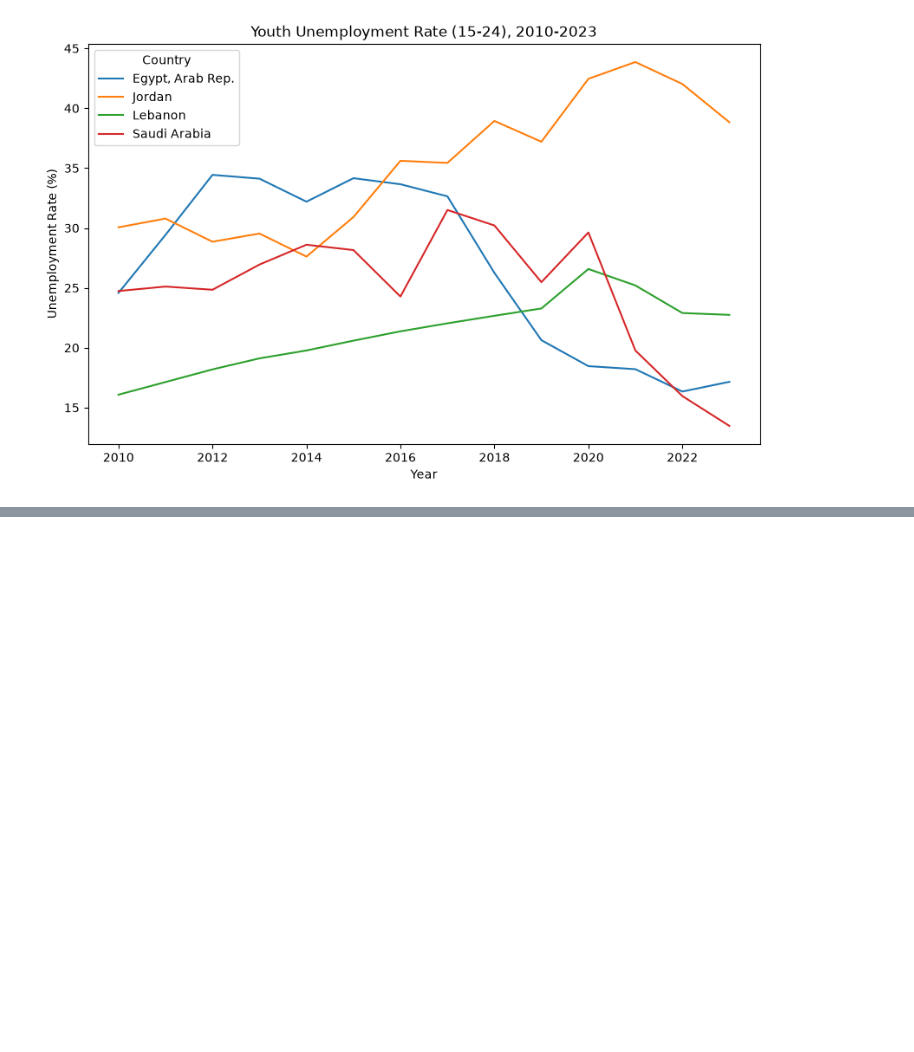
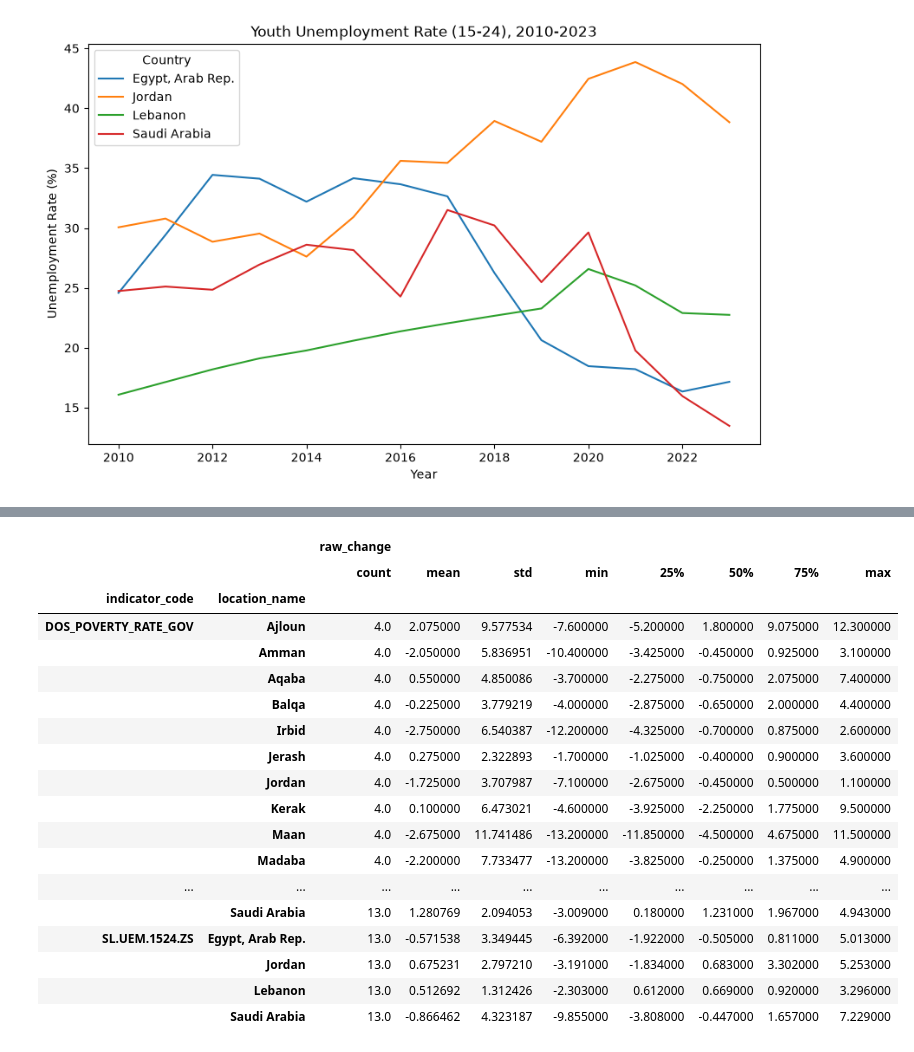
Before and after one commit to alshalabiraghad/jordan-dev-data-explorer, a Jupyter notebook: analysis.ipynb, the cells around one changed output, grey strips where cells are left out. Drawn from its saved outputs; the diff is of its cells as text; code cells hidden in the pictures; blank space fills up the shorter version.

```diff
--- a/analysis.ipynb
+++ b/analysis.ipynb
@@ -107,0 +221,6 @@ Note: you may need to restart the kernel to use updated packages.
+# %%
+df_sorted = df.sort_values(["indicator_code", "location_name", "year"])
+df_sorted["change"] = df_sorted.groupby(["indicator_code", "location_name"])["value"].pct_change()
+df_sorted["raw_change"] = df_sorted.groupby(["indicator_code", "location_name"])["value"].diff()
+
+df_sorted
@@ -107,0 +271,22 @@ Note: you may need to restart the kernel to use updated packages.
+# %%
+df_sorted.groupby(["indicator_code", "location_name"])[["raw_change"]].describe()
+# %% [output]
+|  |  | raw_change |  |  |  |  |  |  |  |
+|  |  | count | mean | std | min | 25% | 50% | 75% | max |
+| indicator_code | location_name |  |  |  |  |  |  |  |  |
+| DOS_POVERTY_RATE_GOV | Ajloun | 4.0 | 2.075000 | 9.577534 | -7.600000 | -5.200000 | 1.800000 | 9.075000 | 12.300000 |
+|  | Amman | 4.0 | -2.050000 | 5.836951 | -10.400000 | -3.425000 | -0.450000 | 0.925000 | 3.100000 |
+|  | Aqaba | 4.0 | 0.550000 | 4.850086 | -3.700000 | -2.275000 | -0.750000 | 2.075000 | 7.400000 |
+|  | Balqa | 4.0 | -0.225000 | 3.779219 | -4.000000 | -2.875000 | -0.650000 | 2.000000 | 4.400000 |
+|  | Irbid | 4.0 | -2.750000 | 6.540387 | -12.200000 | -4.325000 | -0.700000 | 0.875000 | 2.600000 |
+|  | Jerash | 4.0 | 0.275000 | 2.322893 | -1.700000 | -1.025000 | -0.400000 | 0.900000 | 3.600000 |
+|  | Jordan | 4.0 | -1.725000 | 3.707987 | -7.100000 | -2.675000 | -0.450000 | 0.500000 | 1.100000 |
+|  | Kerak | 4.0 | 0.100000 | 6.473021 | -4.600000 | -3.925000 | -2.250000 | 1.775000 | 9.500000 |
+|  | Maan | 4.0 | -2.675000 | 11.741486 | -13.200000 | -11.850000 | -4.500000 | 4.675000 | 11.500000 |
+|  | Madaba | 4.0 | -2.200000 | 7.733477 | -13.200000 | -3.825000 | -0.250000 | 1.375000 | 4.900000 |
+| ... | ... | ... | ... | ... | ... | ... | ... | ... | ... |
+|  | Saudi Arabia | 13.0 | 1.280769 | 2.094053 | -3.009000 | 0.180000 | 1.231000 | 1.967000 | 4.943000 |
+| SL.UEM.1524.ZS | Egypt, Arab Rep. | 13.0 | -0.571538 | 3.349445 | -6.392000 | -1.922000 | -0.505000 | 0.811000 | 5.013000 |
+|  | Jordan | 13.0 | 0.675231 | 2.797210 | -3.191000 | -1.834000 | 0.683000 | 3.302000 | 5.253000 |
+|  | Lebanon | 13.0 | 0.512692 | 1.312426 | -2.303000 | 0.612000 | 0.669000 | 0.920000 | 3.296000 |
+|  | Saudi Arabia | 13.0 | -0.866462 | 4.323187 | -9.855000 | -3.808000 | -0.447000 | 1.657000 | 7.229000 |
```
Also changed, not shown: parts of 21 cells of this notebook.
